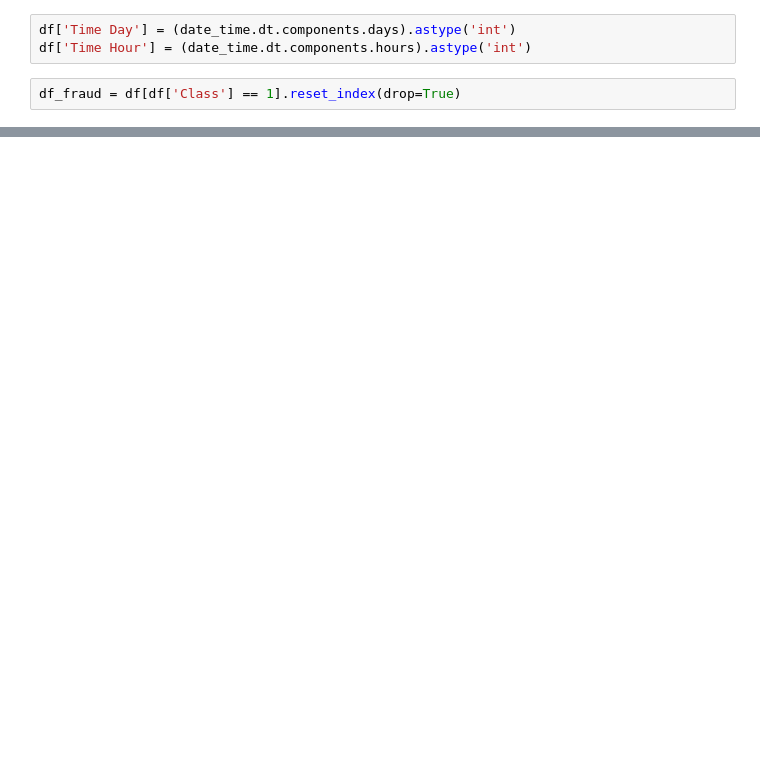
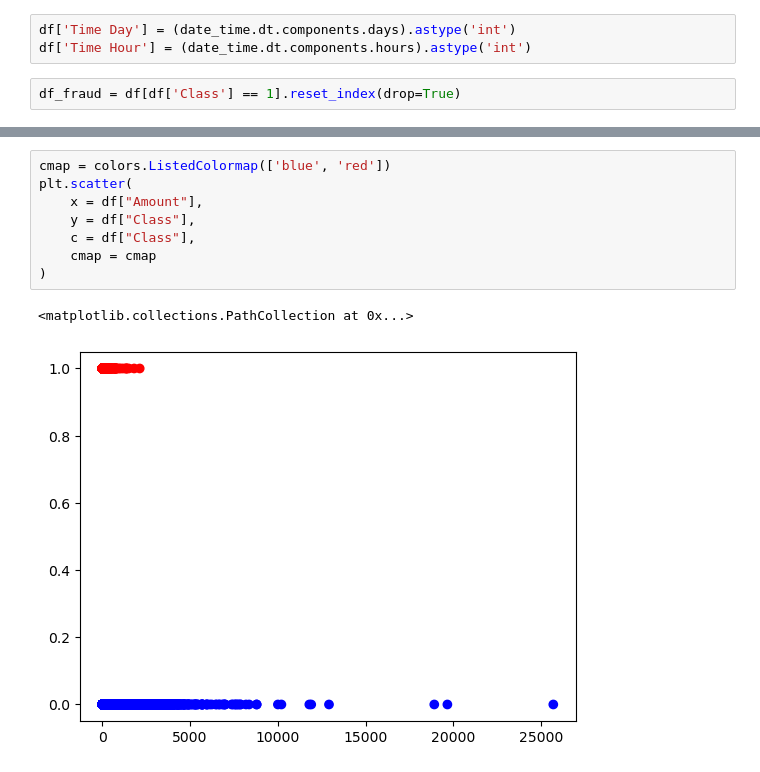
Before and after one commit to yash-meshram/Credit-Card-Fraud-Detection, a Jupyter notebook: Credit Card Fraud Detection.ipynb, the cells around one changed output, grey strips where cells are left out. Drawn from its saved outputs; the diff is of its cells as text; blank space fills up the shorter version.

```diff
--- a/Credit Card Fraud Detection.ipynb
+++ b/Credit Card Fraud Detection.ipynb
@@ -178,0 +209,11 @@ df_fraud[df_fraud['Time Day']==0]
+# %%
+cmap = colors.ListedColormap(['blue', 'red'])
+plt.scatter(
+    x = df["Amount"],
+    y = df["Class"],
+    c = df["Class"],
+    cmap = cmap
+)
+# %% [output]
+<matplotlib.collections.PathCollection at 0x...>
+[figure, added]
```
Also changed, not shown: parts of 17 cells of this notebook.
